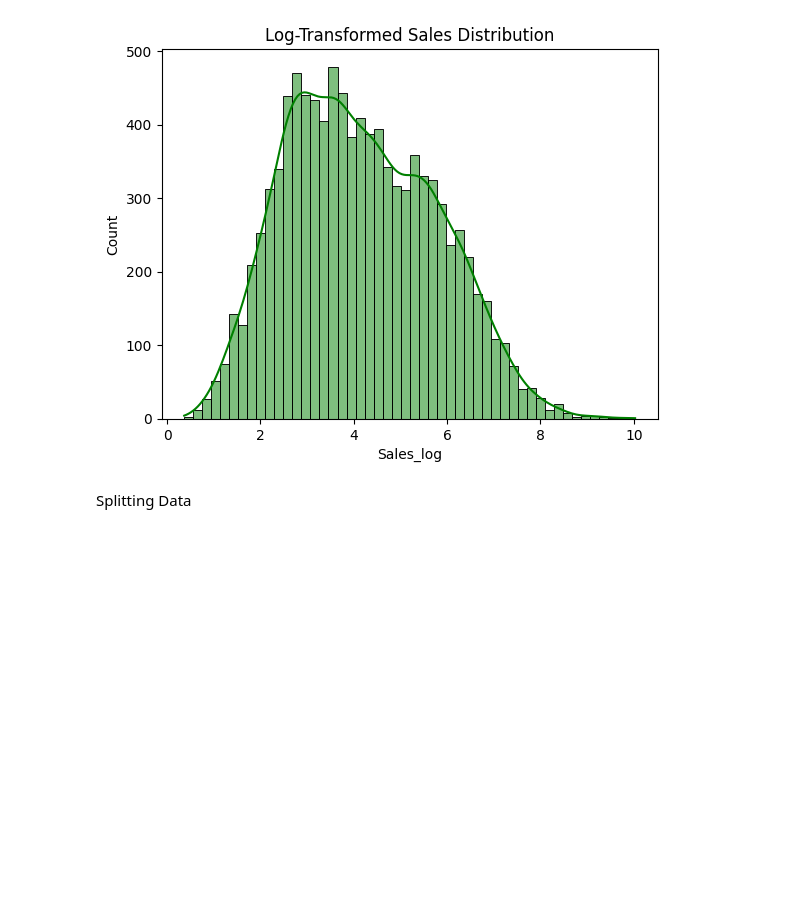
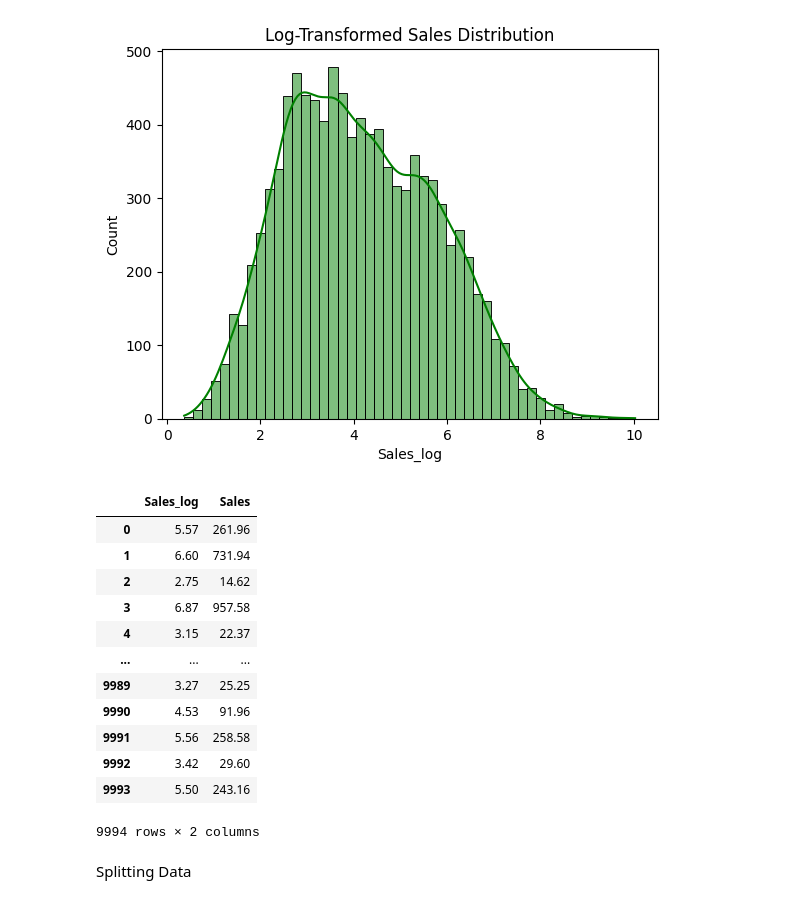
Before and after one commit to pdivya26/Superstores-Sales-Prediction-and-Analysis, a Jupyter notebook: Sales_Prediction_Model.ipynb, the cells around one changed output. Cells and saved outputs as stored; diff of their text form; code cells hidden in the pictures; blank space fills up the shorter version.

```diff
--- a/Sales_Prediction_Model.ipynb
+++ b/Sales_Prediction_Model.ipynb
@@ -209,6 +197,22 @@ plt.title("Log-Transformed Sales Distribution")
 plt.show()
 # %% [output]
 [figure]
+# %%
+df[['Sales_log', 'Sales']]
+# %% [output]
+|  | Sales_log | Sales |
+| 0 | 5.57 | 261.96 |
+| 1 | 6.60 | 731.94 |
+| 2 | 2.75 | 14.62 |
+| 3 | 6.87 | 957.58 |
+| 4 | 3.15 | 22.37 |
+| ... | ... | ... |
+| 9989 | 3.27 | 25.25 |
+| 9990 | 4.53 | 91.96 |
+| 9991 | 5.56 | 258.58 |
+| 9992 | 3.42 | 29.60 |
+| 9993 | 5.50 | 243.16 |
+9994 rows × 2 columns
 # %% [markdown]
 Splitting Data
 # %%
```
Also changed, not shown: parts of 23 cells of this notebook.
